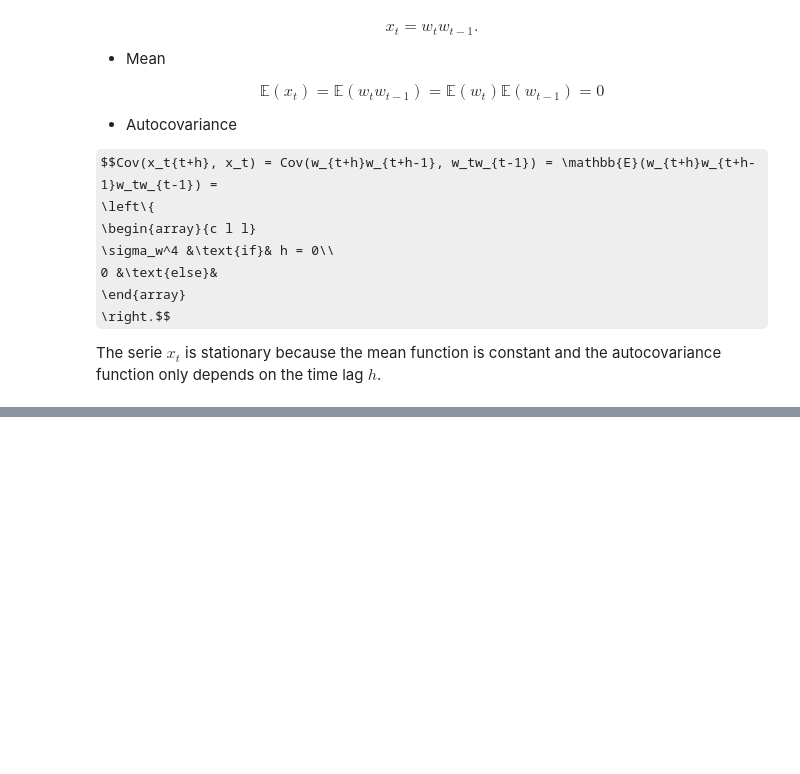
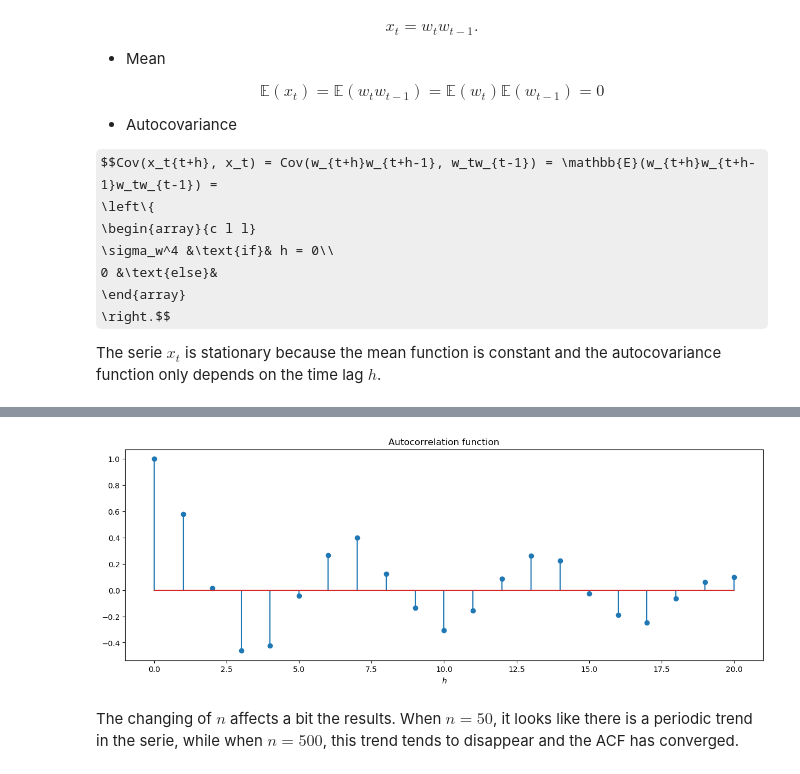
Before and after one commit to StevenGolovkine/TSAA, a Jupyter notebook: notebooks/02-characteristics-time-series.ipynb, the cells around one changed output, grey strips where cells are left out. Cells and saved outputs as stored; diff of their text form; code cells hidden in the pictures; some formulas as TeX source; blank space fills up the shorter version.

```diff
--- a/notebooks/02-characteristics-time-series.ipynb
+++ b/notebooks/02-characteristics-time-series.ipynb
@@ -654,0 +792,14 @@ Thus, the serie $x_t$ is weakly stationary.
+# %%
+w = rand(Normal(), 100);
+v = filter_convolution(w, [1/3, 1/3, 1/3], 2)[50:99];
+# %%
+# Plot the ACF
+figure(figsize=(15, 5))
+stem(0:20, autocor(v, 0:20), use_line_collection=true)
+xlabel(L"$h$")
+title("Autocorrelation function")
+show()
+# %% [output]
+[figure, added]
+# %% [markdown]
+The changing of $n$ affects a bit the results. When $n = 50$, it looks like there is a periodic trend in the serie, while when $n = 500$, this trend tends to disappear and the ACF has converged.
```
Also changed, not shown: parts of 33 cells of this notebook.
